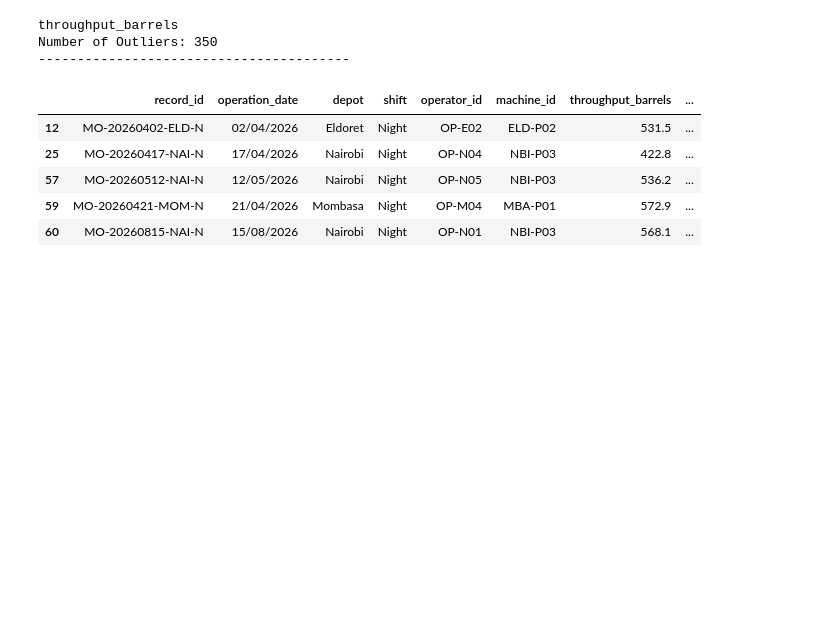
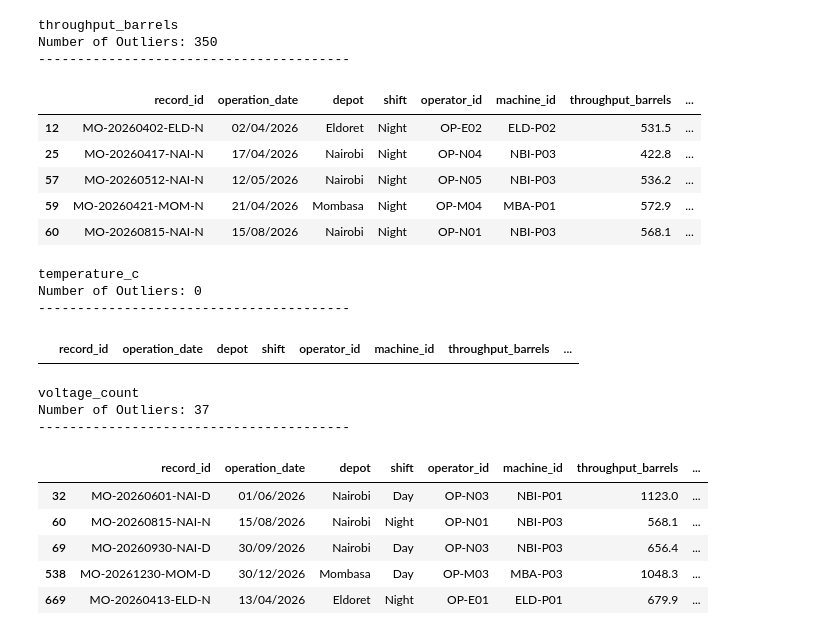
Before and after one commit to WanjikuSharon/week5_diagnostics_analysis, a Jupyter notebook: week5_diagnostics_analysis.ipynb, the cells around one changed output. Cells and saved outputs as stored; diff of their text form; code cells hidden in the pictures; blank space fills up the shorter version.

```diff
--- a/week5_diagnostics_analysis.ipynb
+++ b/week5_diagnostics_analysis.ipynb
@@ -455,3 +455,28 @@ Number of Outliers: 350
 | 57 | MO-20260512-NAI-N | 12/05/2026 | Nairobi | Night | OP-N05 | NBI-P03 | 536.2 | ... |
 | 59 | MO-20260421-MOM-N | 21/04/2026 | Mombasa | Night | OP-M04 | MBA-P01 | 572.9 | ... |
 | 60 | MO-20260815-NAI-N | 15/08/2026 | Nairobi | Night | OP-N01 | NBI-P03 | 568.1 | ... |
+# %%
+#Detect temperature outliers
+temperature_outliers = detect_outliers(df, "temperature_c")
+
+temperature_outliers.head()
+# %% [output]
+temperature_c
+Number of Outliers: 0
+----------------------------------------
+|  | record_id | operation_date | depot | shift | operator_id | machine_id | throughput_barrels | ... |
+# %%
+#Detect voltage outliers
+voltage_outliers = detect_outliers(df, "voltage_count")
+
+voltage_outliers.head()
+# %% [output]
+voltage_count
+Number of Outliers: 37
+----------------------------------------
+|  | record_id | operation_date | depot | shift | operator_id | machine_id | throughput_barrels | ... |
+| 32 | MO-20260601-NAI-D | 01/06/2026 | Nairobi | Day | OP-N03 | NBI-P01 | 1123.0 | ... |
+| 60 | MO-20260815-NAI-N | 15/08/2026 | Nairobi | Night | OP-N01 | NBI-P03 | 568.1 | ... |
+| 69 | MO-20260930-NAI-D | 30/09/2026 | Nairobi | Day | OP-N03 | NBI-P03 | 656.4 | ... |
+| 538 | MO-20261230-MOM-D | 30/12/2026 | Mombasa | Day | OP-M03 | MBA-P03 | 1048.3 | ... |
+| 669 | MO-20260413-ELD-N | 13/04/2026 | Eldoret | Night | OP-E01 | ELD-P01 | 679.9 | ... |
```
Also changed, not shown: parts of 2 cells of this notebook.
